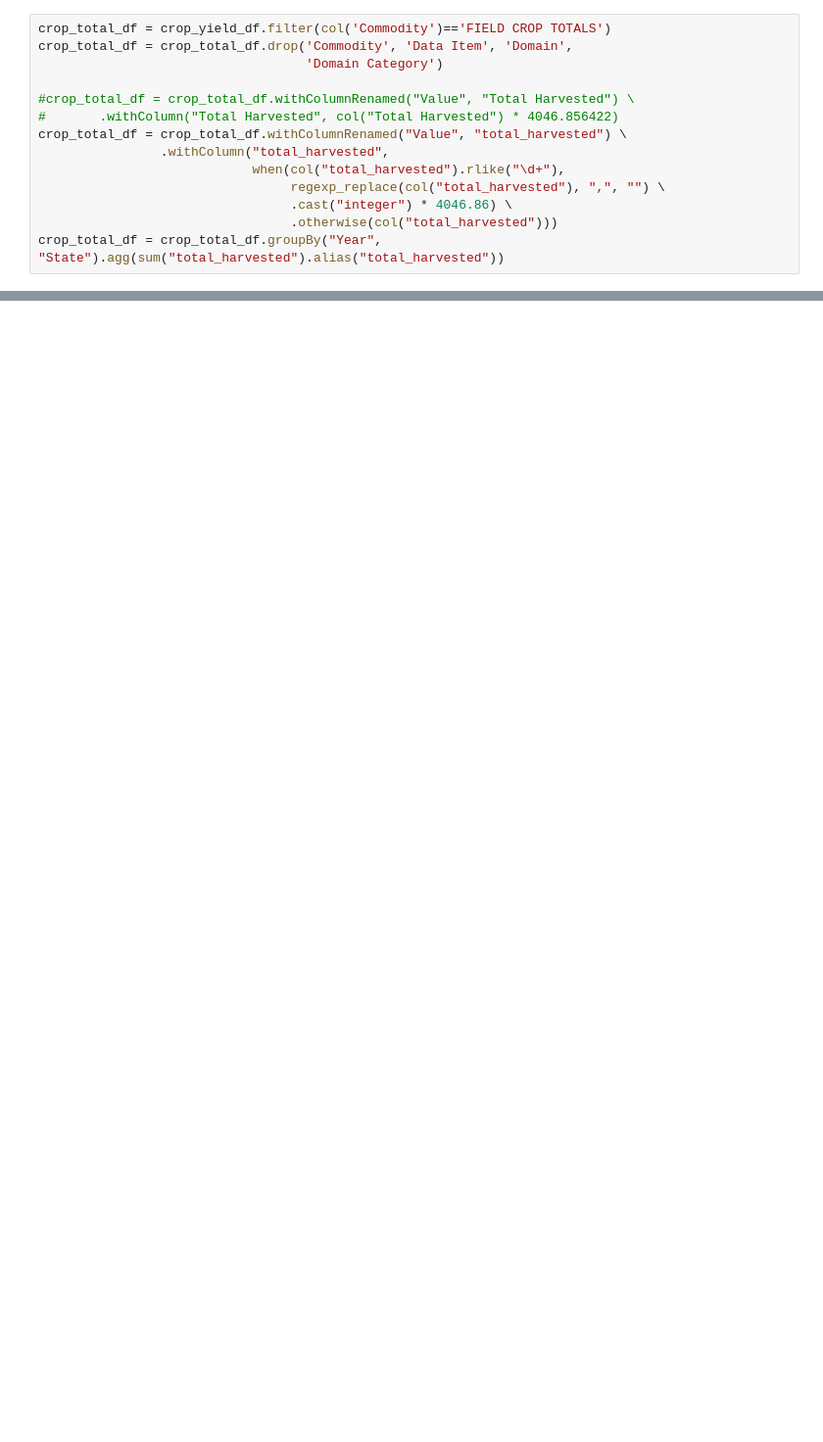
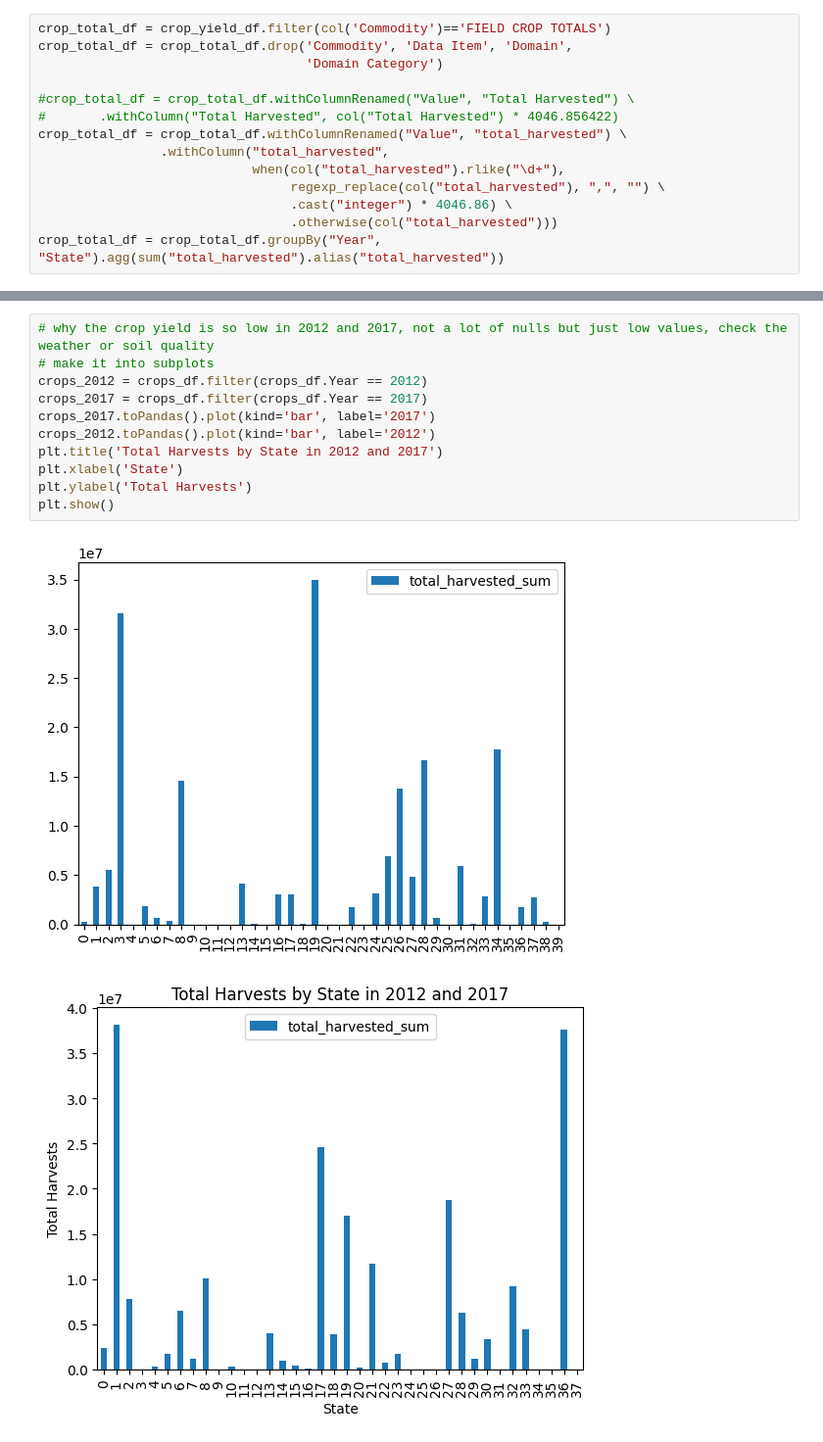
Before and after one commit to mirklys/little-projects, a Jupyter notebook: crop-yield-prediction/main.ipynb, the cells around one changed output, grey strips where cells are left out. Shown at 98% size. Cells and saved outputs as stored; diff of their text form; blank space fills up the shorter version.

```diff
--- a/crop-yield-prediction/main.ipynb
+++ b/crop-yield-prediction/main.ipynb
@@ -138,0 +278,14 @@ crop_total_df.show(500)
+# %%
+# why the crop yield is so low in 2012 and 2017, not a lot of nulls but just low values, check the weather or soil quality
+# make it into subplots
+crops_2012 = crops_df.filter(crops_df.Year == 2012)
+crops_2017 = crops_df.filter(crops_df.Year == 2017)
+crops_2017.toPandas().plot(kind='bar', label='2017')
+crops_2012.toPandas().plot(kind='bar', label='2012')
+plt.title('Total Harvests by State in 2012 and 2017')
+plt.xlabel('State')
+plt.ylabel('Total Harvests')
+plt.show()
+# %% [output]
+[figure, added]
+[figure, added]
```
Also changed, not shown: parts of 19 cells of this notebook.
